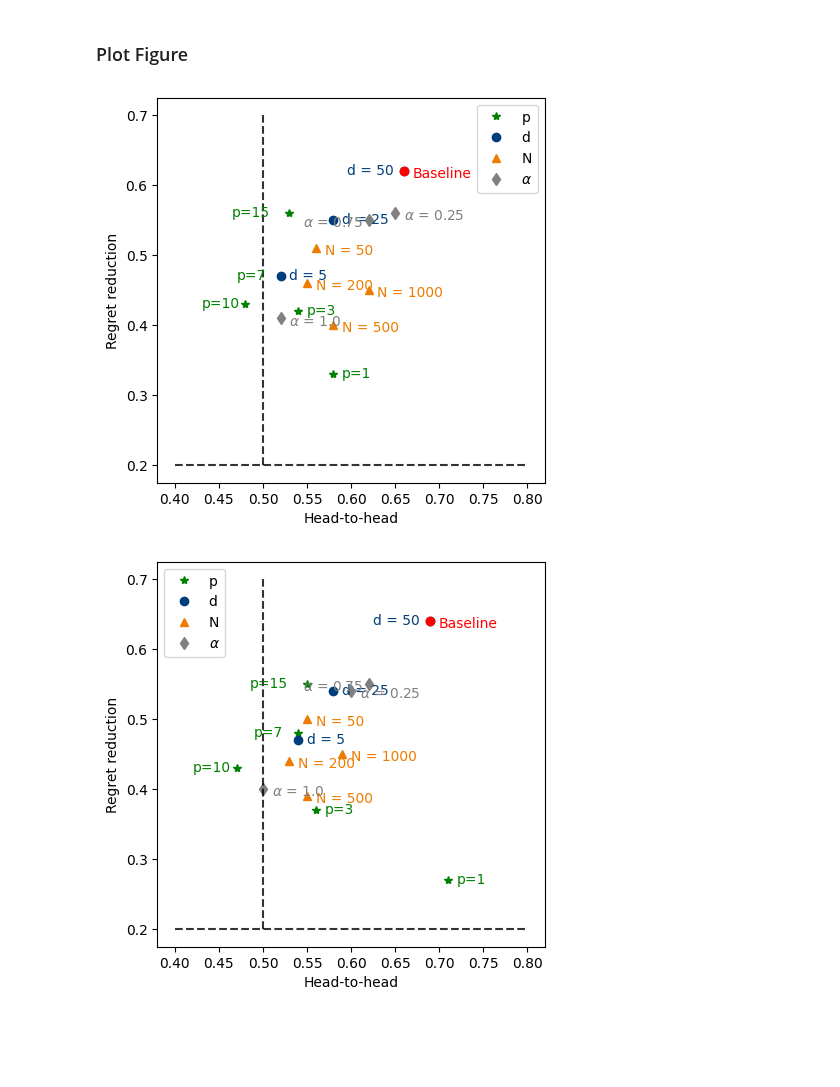
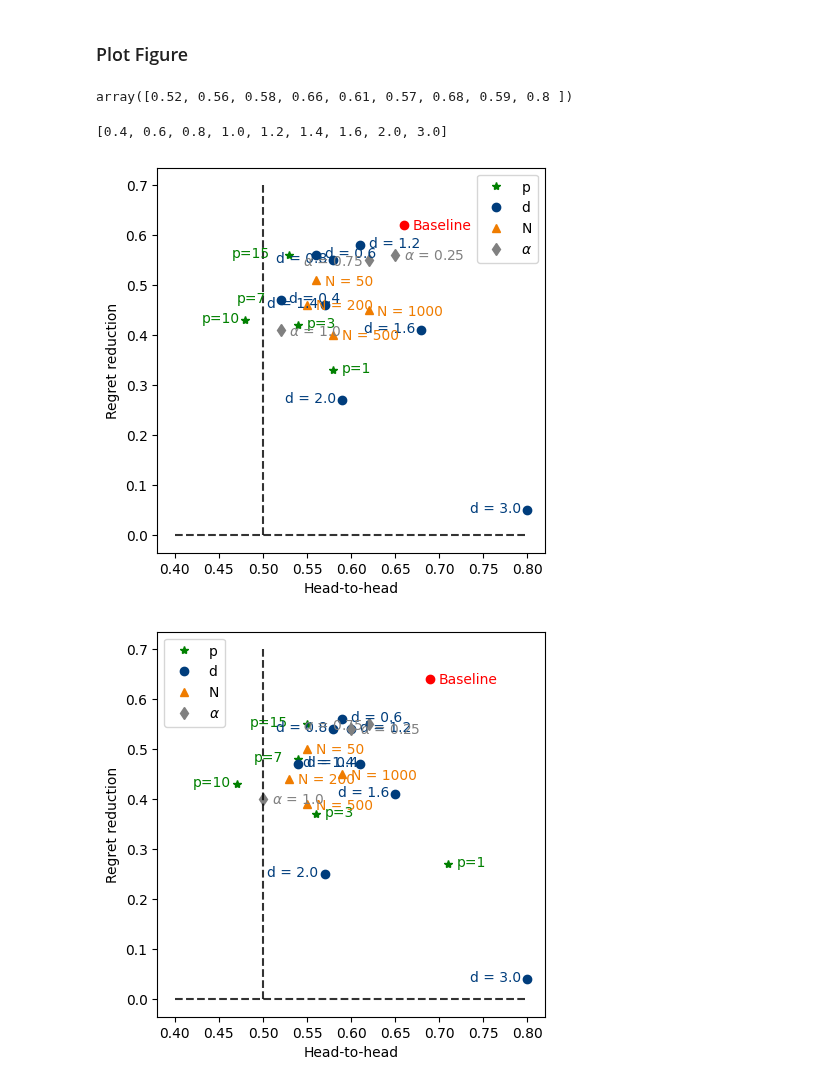
Before and after one commit to xunzhang-sjtu/Decision_Driven_Regularization, a Jupyter notebook: JOC_R1/Shortest_Path_Reproduce/Various_Setting_Reproduce.ipynb, the cells around one changed output. Saved outputs shown, nothing was run; the diff lists cells and outputs as text; code cells hidden in the pictures; blank space fills up the shorter version.

```diff
--- a/JOC_R1/Shortest_Path_Reproduce/Various_Setting_Reproduce.ipynb
+++ b/JOC_R1/Shortest_Path_Reproduce/Various_Setting_Reproduce.ipynb
@@ -602,6 +602,14 @@ DataPath: /Users/zhangxun/Dropbox/Research/Decision_Driven_Regularization/Data_J
 # %%
 Result_dir = DataPath_Parent + "Result/"
 pathlib.Path(Result_dir).mkdir(parents=True, exist_ok=True)
+# %%
+h2h_d_post
+# %% [output]
+array([0.52, 0.56, 0.58, 0.66, 0.61, 0.57, 0.68, 0.59, 0.8 ])
+# %%
+deg_all
+# %% [output]
+[0.4, 0.6, 0.8, 1.0, 1.2, 1.4, 1.6, 2.0, 3.0]
 # %%
 import matplotlib.pyplot as plt
 fig = plt.figure(figsize = (5, 5))
@@ -615,12 +623,25 @@ plt.text(h2h_P_post[p_indices[4]] - 0.065, regret_P_post[p_indices[4]] - 0.005,
 
 plt.plot(h2h_d_post[0], regret_d_post[0], color='#003D7C', marker = "o", label = 'd', linestyle = 'None')
 # plt.plot(h2h_d[1], mci_d[1], color='#003D7C', marker = "o", linestyle = 'None')
+plt.plot(h2h_d_post[1], regret_d_post[1], color='#003D7C', marker = "o", linestyle = 'None')
 plt.plot(h2h_d_post[2], regret_d_post[2], color='#003D7C', marker = "o", linestyle = 'None')
-plt.plot(h2h_d_post[3], regret_d_post[3], color='#003D7C', marker = "o", linestyle = 'None')
-plt.text(h2h_d_post[0] + 0.01, regret_d_post[0] - 0.005, 'd = 5', color='#003D7C')
+plt.plot(h2h_d_post[4], regret_d_post[4], color='#003D7C', marker = "o", linestyle = 'None')
+plt.plot(h2h_d_post[5], regret_d_post[5], color='#003D7C', marker = "o", linestyle = 'None')
+plt.plot(h2h_d_post[6], regret_d_post[6], color='#003D7C', marker = "o", linestyle = 'None')
+plt.plot(h2h_d_post[7], regret_d_post[7], color='#003D7C', marker = "o", linestyle = 'None')
+plt.plot(h2h_d_post[8], regret_d_post[8], color='#003D7C', marker = "o", linestyle = 'None')
+
+
+plt.text(h2h_d_post[0] + 0.01, regret_d_post[0] - 0.005, 'd = '+str(deg_all[0]), color='#003D7C')
 # plt.text(h2h_d[1] + 0.007, mci_d[1] - 0.003, 'd = 15', color='#003D7C')
-plt.text(h2h_d_post[2] + 0.01, regret_d_post[2] - 0.005, 'd = 25', color='#003D7C')
-plt.text(h2h_d_post[3] - 0.065, regret_d_post[3] - 0.005, 'd = 50', color='#003D7C')
+plt.text(h2h_d_post[1] + 0.01, regret_d_post[1] - 0.005, 'd = '+str(deg_all[1]), color='#003D7C')
+plt.text(h2h_d_post[2] - 0.065, regret_d_post[2] - 0.005, 'd = '+str(deg_all[2]), color='#003D7C')
+plt.text(h2h_d_post[4] + 0.01, regret_d_post[4] - 0.005, 'd = '+str(deg_all[4]), color='#003D7C')
+plt.text(h2h_d_post[5] - 0.065, regret_d_post[5] - 0.005, 'd = '+str(deg_all[5]), color='#003D7C')
+plt.text(h2h_d_post[6] - 0.065, regret_d_post[6] - 0.005, 'd = '+str(deg_all[6]), color='#003D7C')
+plt.text(h2h_d_post[7] - 0.065, regret_d_post[7] - 0.005, 'd = '+str(deg_all[7]), color='#003D7C')
+plt.text(h2h_d_post[8] - 0.065, regret_d_post[8] - 0.005, 'd = '+str(deg_all[8]), color='#003D7C')
+
 
 
 plt.plot(h2h_N_post[0], regret_N_post[0], color='#EF7C00', marker = "^", label = 'N',linestyle = 'None')
@@ -630,36 +651,36 @@ plt.plot(h2h_N_post[2], regret_N_post[2], color='#EF7C00', marker = "^",linestyl
 plt.plot(h2h_N_post[3], regret_N_post[3], color='#EF7C00', marker = "^",linestyle = 'None')
 plt.plot(h2h_N_post[4], regret_N_post[4], color='#EF7C00', marker = "^",linestyle = 'None')
 plt.text(h2h_N_post[0] + 0.01, regret_N_post[0] - 0.01, 'N = 50', color='#EF7C00')
 # plt.text(h2h_N[1] + 0.005, mci_N[1] - 0.003, 'N = 100', color='#EF7C00')
 plt.text(h2h_N_post[2] + 0.01, regret_N_post[2] - 0.01, 'N = 200', color='#EF7C00')
 plt.text(h2h_N_post[3] + 0.01, regret_N_post[3] - 0.01, 'N = 500', color='#EF7C00')
 plt.text(h2h_N_post[4] + 0.01, regret_N_post[4] - 0.01, 'N = 1000', color='#EF7C00')
 
 
 plt.plot(h2h_e_post[0], regret_e_post[0], color='grey', marker = "d", label = r'$\alpha$',linestyle = 'None')
 # plt.plot(h2h_alpha[1], mci_alpha[1], color='grey', marker = "d",linestyle = 'None')
 plt.plot(h2h_e_post[2], regret_e_post[2], color='grey', marker = "d",linestyle = 'None')
 plt.plot(h2h_e_post[3], regret_e_post[3], color='grey', marker = "d",linestyle = 'None')
 plt.text(h2h_e_post[0] + 0.01, regret_e_post[0] - 0.01, r'$\alpha$ = 0.25', color='grey')
 # plt.text(h2h_alpha[1] + 0.005, mci_alpha[1] - 0.005, r'$\alpha$ = 1', color='grey')
 plt.text(h2h_e_post[2] - 0.075, regret_e_post[2] - 0.01, r'$\alpha$ = 0.75', color='grey')
 plt.text(h2h_e_post[3] + 0.01, regret_e_post[3] - 0.01, r'$\alpha$ = 1.0', color='grey')
 
-plt.vlines(0.5, 0.2, 0.7, linestyle="dashed", alpha = 0.8,color = 'k')
-plt.hlines(0.2, 0.4, 0.8, linestyle="dashed", alpha = 0.8,color = 'k')
+plt.vlines(0.5, 0.0, 0.7, linestyle="dashed", alpha = 0.8,color = 'k')
+plt.hlines(0.0, 0.4, 0.8, linestyle="dashed", alpha = 0.8,color = 'k')
 plt.legend()
 
 plt.xlabel('Head-to-head')
 plt.ylabel('Regret reduction')
 
 plt.plot(h2h_N_post[1], regret_N_post[1], color='red', marker = "o", linestyle = 'None')
 # plt.annotate('Ridge vs. DDR', xy = (0.25,0.9), xycoords = 'axes fraction', bbox=dict(boxstyle="round", fc="w"), size = 10)
 
 # fig.savefig(DataPath_parent+'DDR_vs_OLS_DPSN.eps', format='eps', bbox_inches="tight")
 fig.savefig(Result_dir +'DDR_vs_OLS_diff_settings_post.pdf', format='pdf', bbox_inches="tight")
 plt.show()
 # %% [output]
-[figure, old version]
+[figure, new version]
 # %%
 import matplotlib.pyplot as plt
 fig = plt.figure(figsize = (5, 5))
@@ -673,12 +694,24 @@ plt.text(h2h_P_ante[p_indices[4]] - 0.065, regret_P_ante[p_indices[4]] - 0.005,
 
 plt.plot(h2h_d_ante[0], regret_d_ante[0], color='#003D7C', marker = "o", label = 'd', linestyle = 'None')
 # plt.plot(h2h_d[1], mci_d[1], color='#003D7C', marker = "o", linestyle = 'None')
+plt.plot(h2h_d_ante[1], regret_d_ante[1], color='#003D7C', marker = "o", linestyle = 'None')
 plt.plot(h2h_d_ante[2], regret_d_ante[2], color='#003D7C', marker = "o", linestyle = 'None')
-plt.plot(h2h_d_ante[3], regret_d_ante[3], color='#003D7C', marker = "o", linestyle = 'None')
-plt.text(h2h_d_ante[0] + 0.01, regret_d_ante[0] - 0.005, 'd = 5', color='#003D7C')
-# plt.text(h2h_d_ante[1] + 0.007, mci_d[1] - 0.003, 'd = 15', color='#003D7C')
-plt.text(h2h_d_ante[2] + 0.01, regret_d_ante[2] - 0.005, 'd = 25', color='#003D7C')
-plt.text(h2h_d_ante[3] - 0.065, regret_d_ante[3] - 0.005, 'd = 50', color='#003D7C')
+plt.plot(h2h_d_ante[4], regret_d_ante[4], color='#003D7C', marker = "o", linestyle = 'None')
+plt.plot(h2h_d_ante[5], regret_d_ante[5], color='#003D7C', marker = "o", linestyle = 'None')
+plt.plot(h2h_d_ante[6], regret_d_ante[6], color='#003D7C', marker = "o", linestyle = 'None')
+plt.plot(h2h_d_ante[7], regret_d_ante[7], color='#003D7C', marker = "o", linestyle = 'None')
+plt.plot(h2h_d_ante[8], regret_d_ante[8], color='#003D7C', marker = "o", linestyle = 'None')
+
+
+plt.text(h2h_d_ante[0] + 0.01, regret_d_ante[0] - 0.005, 'd = '+str(deg_all[0]), color='#003D7C')
+# plt.text(h2h_d[1] + 0.007, mci_d[1] - 0.003, 'd = 15', color='#003D7C')
+plt.text(h2h_d_ante[1] + 0.01, regret_d_ante[1] - 0.005, 'd = '+str(deg_all[1]), color='#003D7C')
+plt.text(h2h_d_ante[2] - 0.065, regret_d_ante[2] - 0.005, 'd = '+str(deg_all[2]), color='#003D7C')
+plt.text(h2h_d_ante[4] + 0.01, regret_d_ante[4] - 0.005, 'd = '+str(deg_all[4]), color='#003D7C')
+plt.text(h2h_d_ante[5] - 0.065, regret_d_ante[5] - 0.005, 'd = '+str(deg_all[5]), color='#003D7C')
+plt.text(h2h_d_ante[6] - 0.065, regret_d_ante[6] - 0.005, 'd = '+str(deg_all[6]), color='#003D7C')
+plt.text(h2h_d_ante[7] - 0.065, regret_d_ante[7] - 0.005, 'd = '+str(deg_all[7]), color='#003D7C')
+plt.text(h2h_d_ante[8] - 0.065, regret_d_ante[8] - 0.005, 'd = '+str(deg_all[8]), color='#003D7C')
 
 
 plt.plot(h2h_N_ante[0], regret_N_ante[0], color='#EF7C00', marker = "^", label = 'N',linestyle = 'None')
@@ -703,8 +736,8 @@ plt.text(h2h_e_ante[0] + 0.01, regret_e_ante[0] - 0.01, r'$\alpha$ = 0.25', colo
 plt.text(h2h_e_ante[2] - 0.075, regret_e_ante[2] - 0.01, r'$\alpha$ = 0.75', color='grey')
 plt.text(h2h_e_ante[3] + 0.01, regret_e_ante[3] - 0.01, r'$\alpha$ = 1.0', color='grey')
 
-plt.vlines(0.5, 0.2, 0.7, linestyle="dashed", alpha = 0.8,color = 'k')
-plt.hlines(0.2, 0.4, 0.8, linestyle="dashed", alpha = 0.8,color = 'k')
+plt.vlines(0.5, 0.0, 0.7, linestyle="dashed", alpha = 0.8,color = 'k')
+plt.hlines(0.0, 0.4, 0.8, linestyle="dashed", alpha = 0.8,color = 'k')
 plt.legend()
 
 plt.xlabel('Head-to-head')
@@ -717,4 +750,4 @@ plt.plot(h2h_N_ante[1], regret_N_ante[1], color='red', marker = "o", linestyle =
 fig.savefig(Result_dir +'DDR_vs_OLS_diff_settings_ante.pdf', format='pdf', bbox_inches="tight")
 plt.show()
 # %% [output]
-[figure, old version]
+[figure, new version]
```
Also changed, not shown: 3 other files.
